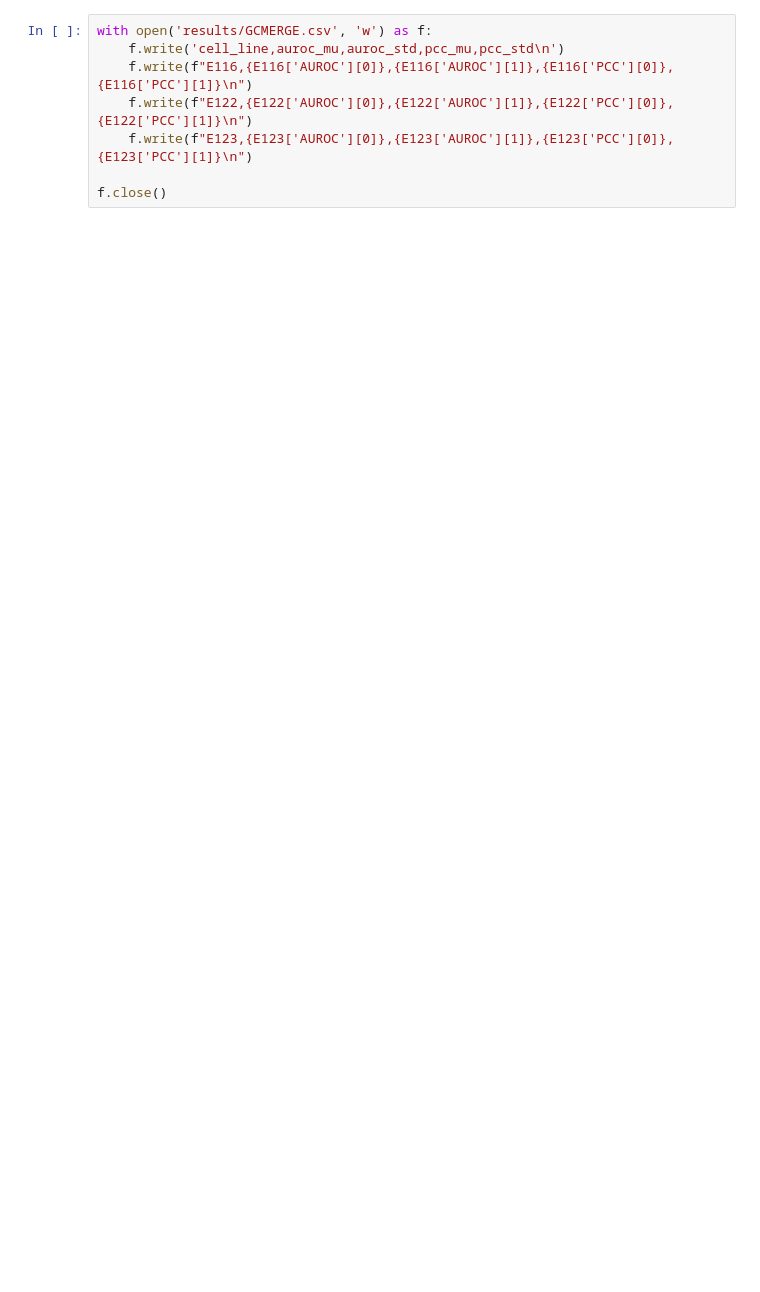
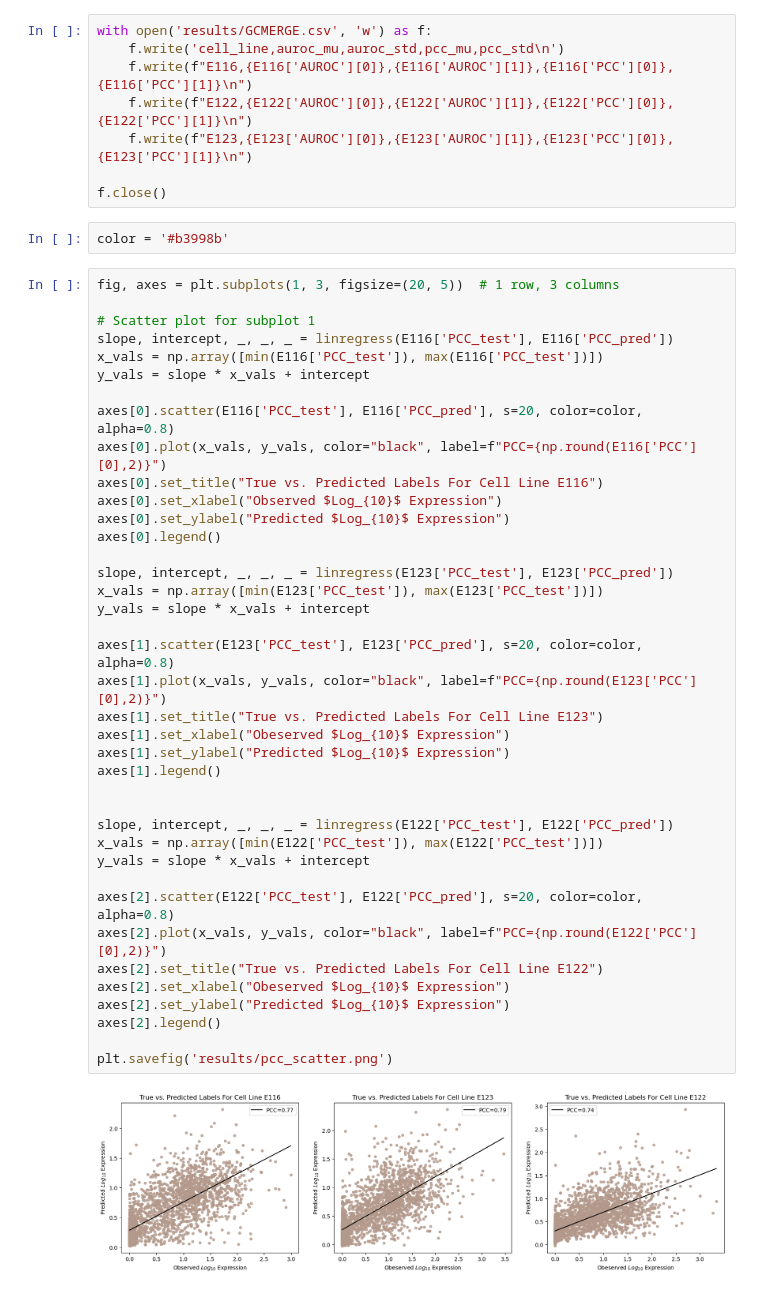
Before and after one commit to molit123/DSC180A-FA24-project-group, a Jupyter notebook: dsc180a/src/GCMERGE.ipynb, the cells around one changed output. Drawn from its saved outputs; the diff is of its cells as text; blank space fills up the shorter version.

Commit message:
Code works. All graphs created and saved

```diff
--- a/dsc180a/src/GCMERGE.ipynb
+++ b/dsc180a/src/GCMERGE.ipynb
@@ -96,3 +254,46 @@ with open('results/GCMERGE.csv', 'w') as f:
     f.write(f"E123,{E123['AUROC'][0]},{E123['AUROC'][1]},{E123['PCC'][0]},{E123['PCC'][1]}\n")
 
 f.close()
+# %%
+color = '#b3998b'
+# %%
+fig, axes = plt.subplots(1, 3, figsize=(20, 5))  # 1 row, 3 columns
+
+# Scatter plot for subplot 1
+slope, intercept, _, _, _ = linregress(E116['PCC_test'], E116['PCC_pred'])
+x_vals = np.array([min(E116['PCC_test']), max(E116['PCC_test'])])
+y_vals = slope * x_vals + intercept
+
+axes[0].scatter(E116['PCC_test'], E116['PCC_pred'], s=20, color=color, alpha=0.8)
+axes[0].plot(x_vals, y_vals, color="black", label=f"PCC={np.round(E116['PCC'][0],2)}")
+axes[0].set_title("True vs. Predicted Labels For Cell Line E116")
+axes[0].set_xlabel("Observed $Log_{10}$ Expression")
+axes[0].set_ylabel("Predicted $Log_{10}$ Expression")
+axes[0].legend()
+
+slope, intercept, _, _, _ = linregress(E123['PCC_test'], E123['PCC_pred'])
+x_vals = np.array([min(E123['PCC_test']), max(E123['PCC_test'])])
+y_vals = slope * x_vals + intercept
+
+axes[1].scatter(E123['PCC_test'], E123['PCC_pred'], s=20, color=color, alpha=0.8)
+axes[1].plot(x_vals, y_vals, color="black", label=f"PCC={np.round(E123['PCC'][0],2)}")
+axes[1].set_title("True vs. Predicted Labels For Cell Line E123")
+axes[1].set_xlabel("Obeserved $Log_{10}$ Expression")
+axes[1].set_ylabel("Predicted $Log_{10}$ Expression")
+axes[1].legend()
+
+
+slope, intercept, _, _, _ = linregress(E122['PCC_test'], E122['PCC_pred'])
+x_vals = np.array([min(E122['PCC_test']), max(E122['PCC_test'])])
+y_vals = slope * x_vals + intercept
+
+axes[2].scatter(E122['PCC_test'], E122['PCC_pred'], s=20, color=color, alpha=0.8)
+axes[2].plot(x_vals, y_vals, color="black", label=f"PCC={np.round(E122['PCC'][0],2)}")
+axes[2].set_title("True vs. Predicted Labels For Cell Line E122")
+axes[2].set_xlabel("Obeserved $Log_{10}$ Expression")
+axes[2].set_ylabel("Predicted $Log_{10}$ Expression")
+axes[2].legend()
+
+plt.savefig('results/pcc_scatter.png')
+# %% [output]
+[figure, added]
```
Also changed, not shown: parts of 4 cells of this notebook, 8 other files.
